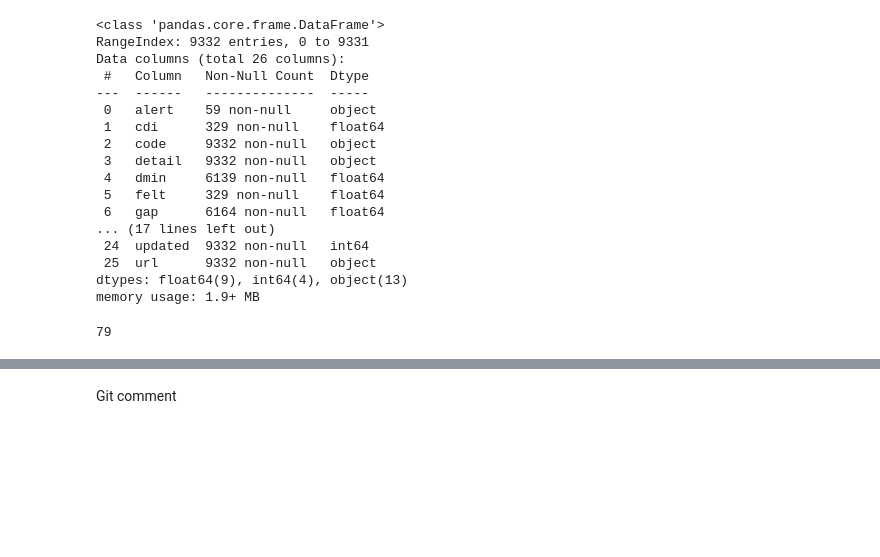
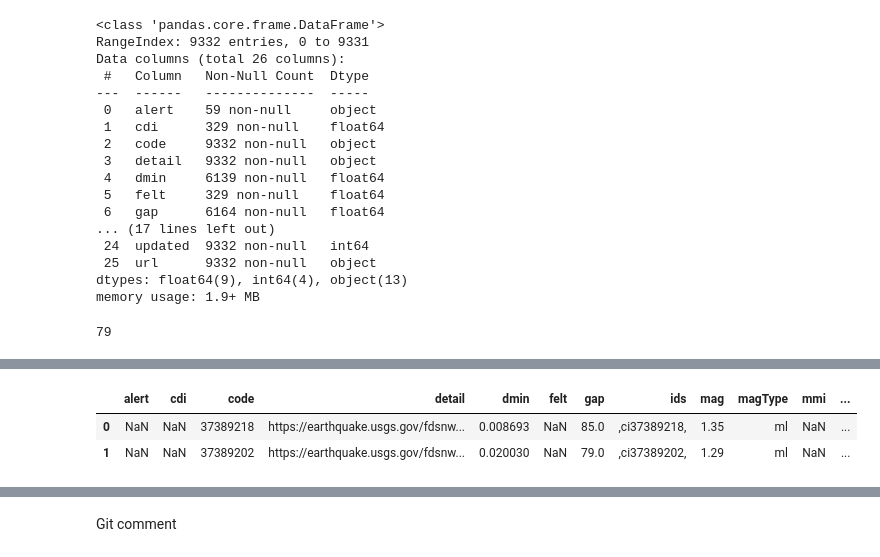
Before and after one commit to minhanh1135/Data-Preparation-and-Visualization, a Jupyter notebook: Week3-Pandas/homework3-pandas.ipynb, the cells around one changed output, grey strips where cells are left out. Saved outputs shown, nothing was run; the diff lists cells and outputs as text; code cells hidden in the pictures; blank space fills up the shorter version.

```diff
--- a/Week3-Pandas/homework3-pandas.ipynb
+++ b/Week3-Pandas/homework3-pandas.ipynb
@@ -46,0 +113,7 @@ len(dt[(dt['magType'] == 'ml') & (dt['type'] == 'explosion')])
+# %%
+dt['Datetime'] = [pd.Timestamp(x, unit='ms') for x in dt.time]
+dt.head(n=2)
+# %% [output]
+|  | alert | cdi | code | detail | dmin | felt | gap | ids | mag | magType | mmi | ... |
+| 0 | NaN | NaN | 37389218 | https://earthquake.usgs.gov/fdsnw... | 0.008693 | NaN | 85.0 | ,ci37389218, | 1.35 | ml | NaN | ... |
+| 1 | NaN | NaN | 37389202 | https://earthquake.usgs.gov/fdsnw... | 0.020030 | NaN | 79.0 | ,ci37389202, | 1.29 | ml | NaN | ... |
```
Also changed, not shown: parts of 15 cells of this notebook.
